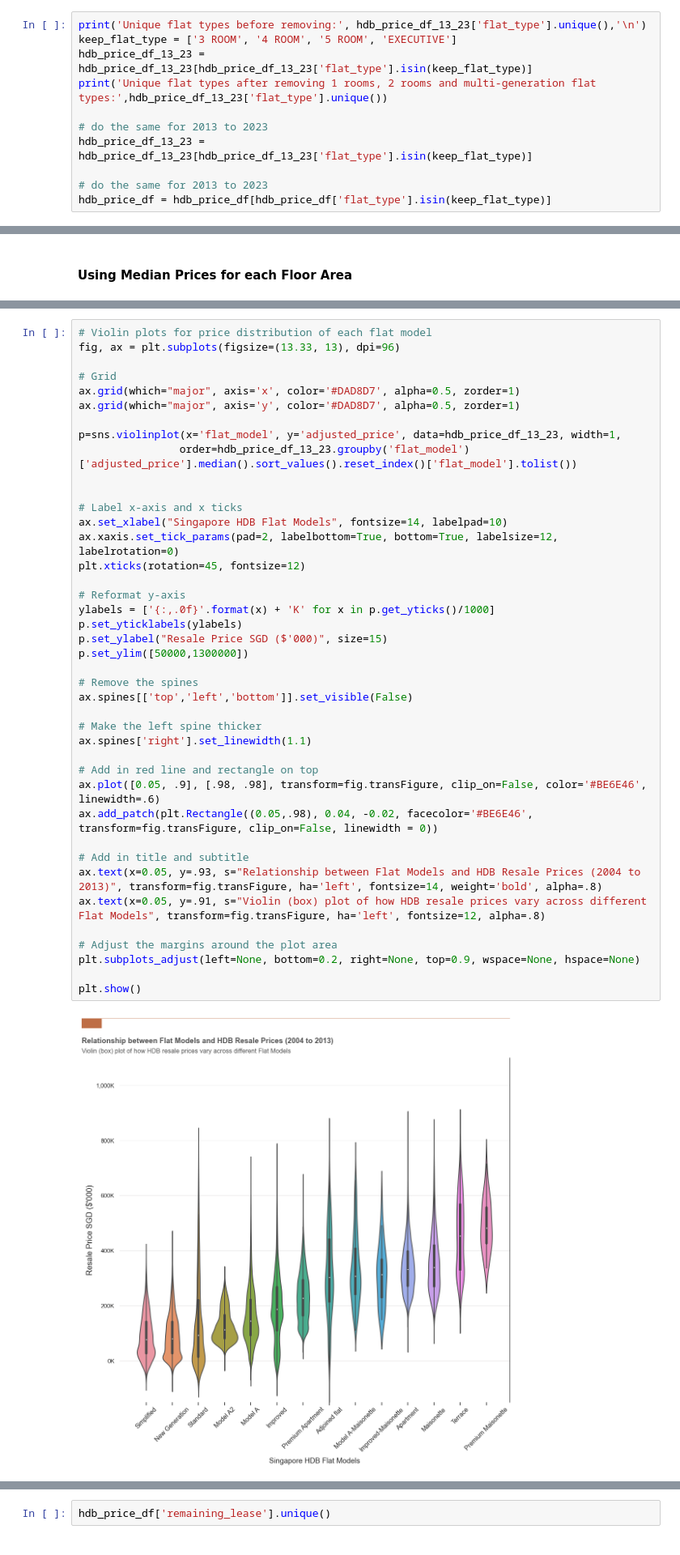
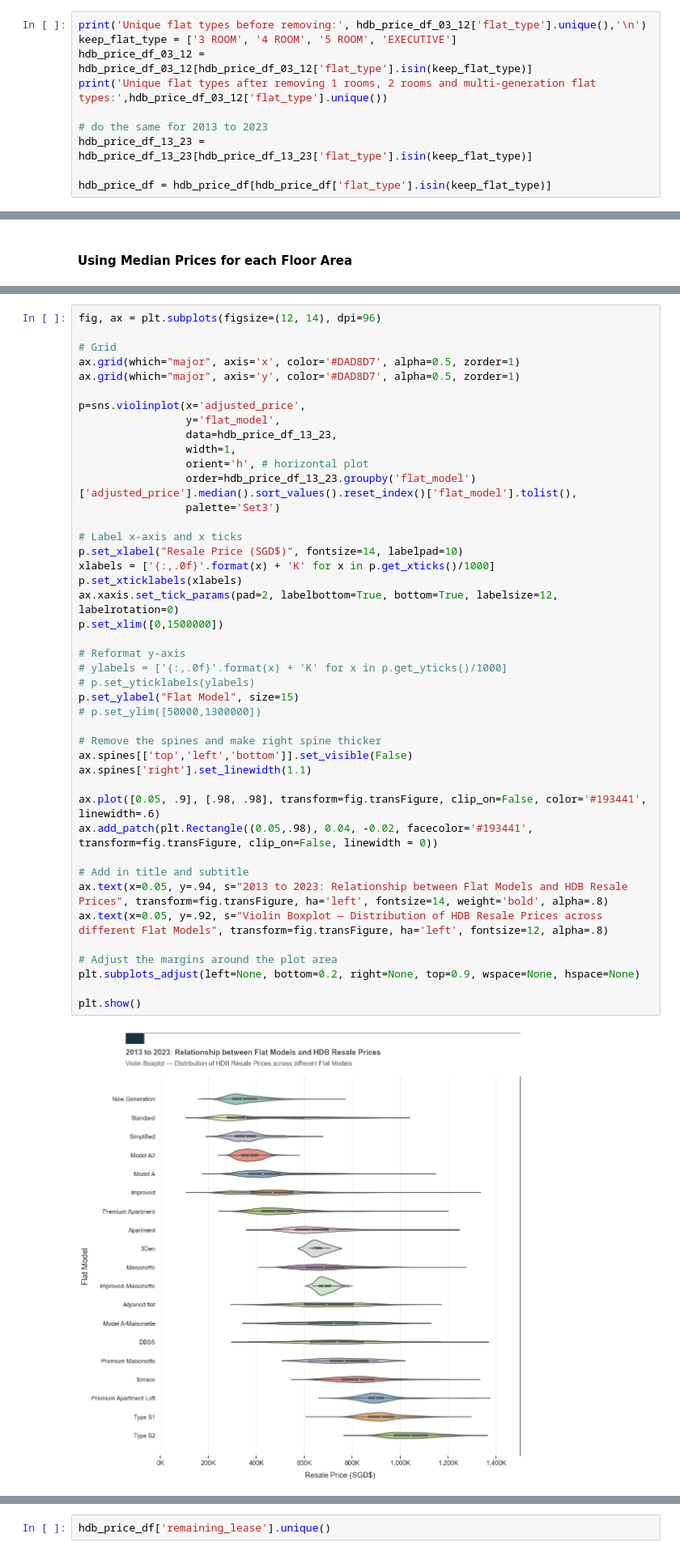
Before and after one commit to raychng/bt4222-project, a Jupyter notebook: (NEW) EDA 2013 to 2023.ipynb, the cells around one changed output, grey strips where cells are left out. Shown at 81% size. Cells and saved outputs as stored; diff of their text form.

```diff
--- a/(NEW) EDA 2013 to 2023.ipynb
+++ b/(NEW) EDA 2013 to 2023.ipynb
@@ -225,13 +252,12 @@ keep only the following flat types:
 # %%
-print('Unique flat types before removing:', hdb_price_df_13_23['flat_type'].unique(),'\n')
+print('Unique flat types before removing:', hdb_price_df_03_12['flat_type'].unique(),'\n')
 keep_flat_type = ['3 ROOM', '4 ROOM', '5 ROOM', 'EXECUTIVE']
-hdb_price_df_13_23 = hdb_price_df_13_23[hdb_price_df_13_23['flat_type'].isin(keep_flat_type)]
-print('Unique flat types after removing 1 rooms, 2 rooms and multi-generation flat types:',hdb_price_df_13_23['flat_type'].unique())
+hdb_price_df_03_12 = hdb_price_df_03_12[hdb_price_df_03_12['flat_type'].isin(keep_flat_type)]
+print('Unique flat types after removing 1 rooms, 2 rooms and multi-generation flat types:',hdb_price_df_03_12['flat_type'].unique())
 
 # do the same for 2013 to 2023
 hdb_price_df_13_23 = hdb_price_df_13_23[hdb_price_df_13_23['flat_type'].isin(keep_flat_type)]
 
-# do the same for 2013 to 2023
 hdb_price_df = hdb_price_df[hdb_price_df['flat_type'].isin(keep_flat_type)]
 # %% [output]
 Unique flat types before removing: ['4 ROOM' '5 ROOM' '3 ROOM' 'EXECUTIVE' '2 ROOM' '1 ROOM'
@@ -839,43 +846,45 @@ block number does not seem to influence HDB resale prices for both time blocks
 # %%
-# Violin plots for price distribution of each flat model
-fig, ax = plt.subplots(figsize=(13.33, 13), dpi=96)
+fig, ax = plt.subplots(figsize=(12, 14), dpi=96)
 
 # Grid
 ax.grid(which="major", axis='x', color='#DAD8D7', alpha=0.5, zorder=1)
 ax.grid(which="major", axis='y', color='#DAD8D7', alpha=0.5, zorder=1)
 
-p=sns.violinplot(x='flat_model', y='adjusted_price', data=hdb_price_df_13_23, width=1,
-                order=hdb_price_df_13_23.groupby('flat_model')['adjusted_price'].median().sort_values().reset_index()['flat_model'].tolist())
-
+p=sns.violinplot(x='adjusted_price',
+                 y='flat_model',
+                 data=hdb_price_df_13_23,
+                 width=1,
+                 orient='h', # horizontal plot
+                 order=hdb_price_df_13_23.groupby('flat_model')['adjusted_price'].median().sort_values().reset_index()['flat_model'].tolist(),
+                 palette='Set3')
 
 # Label x-axis and x ticks
-ax.set_xlabel("Singapore HDB Flat Models", fontsize=14, labelpad=10)
+p.set_xlabel("Resale Price (SGD$)", fontsize=14, labelpad=10)
+xlabels = ['{:,.0f}'.format(x) + 'K' for x in p.get_xticks()/1000]
+p.set_xticklabels(xlabels)
 ax.xaxis.set_tick_params(pad=2, labelbottom=True, bottom=True, labelsize=12, labelrotation=0)
-plt.xticks(rotation=45, fontsize=12)
+p.set_xlim([0,1500000])
 
 # Reformat y-axis
-ylabels = ['{:,.0f}'.format(x) + 'K' for x in p.get_yticks()/1000]
-p.set_yticklabels(ylabels)
-p.set_ylabel("Resale Price SGD ($'000)", size=15)
-p.set_ylim([50000,1300000])
+# ylabels = ['{:,.0f}'.format(x) + 'K' for x in p.get_yticks()/1000]
+# p.set_yticklabels(ylabels)
+p.set_ylabel("Flat Model", size=15)
+# p.set_ylim([50000,1300000])
 
-# Remove the spines
+# Remove the spines and make right spine thicker
 ax.spines[['top','left','bottom']].set_visible(False)
-
-# Make the left spine thicker
 ax.spines['right'].set_linewidth(1.1)
 
-# Add in red line and rectangle on top
-ax.plot([0.05, .9], [.98, .98], transform=fig.transFigure, clip_on=False, color='#BE6E46', linewidth=.6)
-ax.add_patch(plt.Rectangle((0.05,.98), 0.04, -0.02, facecolor='#BE6E46', transform=fig.transFigure, clip_on=False, linewidth = 0))
+ax.plot([0.05, .9], [.98, .98], transform=fig.transFigure, clip_on=False, color='#193441', linewidth=.6)
+ax.add_patch(plt.Rectangle((0.05,.98), 0.04, -0.02, facecolor='#193441', transform=fig.transFigure, clip_on=False, linewidth = 0))
 
 # Add in title and subtitle
-ax.text(x=0.05, y=.93, s="Relationship between Flat Models and HDB Resale Prices (2004 to 2013)", transform=fig.transFigure, ha='left', fontsize=14, weight='bold', alpha=.8)
-ax.text(x=0.05, y=.91, s="Violin (box) plot of how HDB resale prices vary across different Flat Models", transform=fig.transFigure, ha='left', fontsize=12, alpha=.8)
+ax.text(x=0.05, y=.94, s="2013 to 2023: Relationship between Flat Models and HDB Resale Prices", transform=fig.transFigure, ha='left', fontsize=14, weight='bold', alpha=.8)
+ax.text(x=0.05, y=.92, s="Violin Boxplot — Distribution of HDB Resale Prices across different Flat Models", transform=fig.transFigure, ha='left', fontsize=12, alpha=.8)
 
 # Adjust the margins around the plot area
 plt.subplots_adjust(left=None, bottom=0.2, right=None, top=0.9, wspace=None, hspace=None)
 
 plt.show()
 # %% [output]
-[figure, old version]
+[figure, new version]
```
Also changed, not shown: parts of 145 cells of this notebook, 2 other files.
